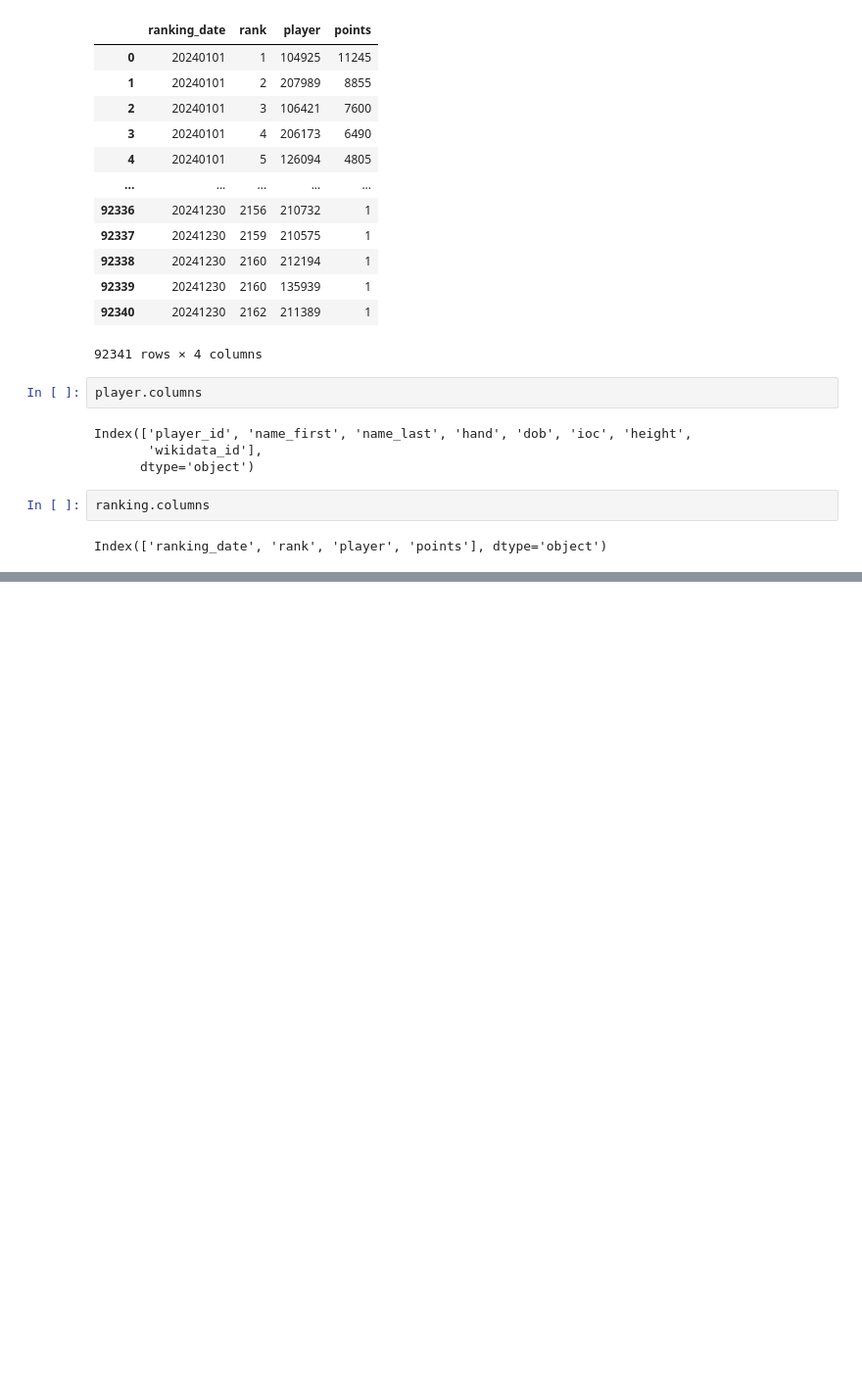
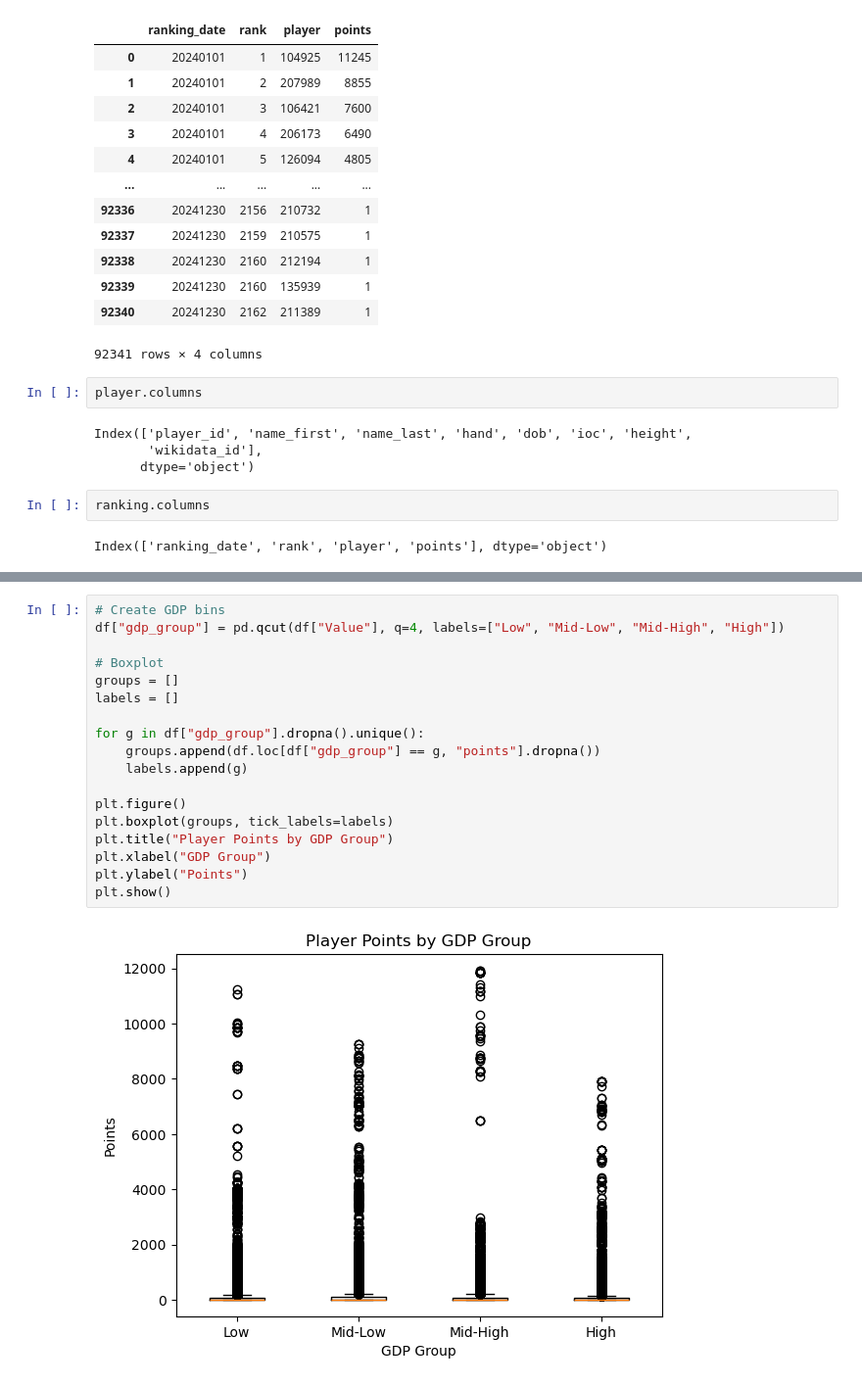
Before and after one commit to luoxuchen2/is477-chen-jenny, a Jupyter notebook: notebook.ipynb, the cells around one changed output, grey strips where cells are left out. Shown at 98% size. Cells and saved outputs as stored; diff of their text form; blank space fills up the shorter version.

```diff
--- a/notebook.ipynb
+++ b/notebook.ipynb
@@ -46,0 +384,20 @@ Index(['ranking_date', 'rank', 'player', 'points'], dtype='object')
+# %%
+# Create GDP bins
+df["gdp_group"] = pd.qcut(df["Value"], q=4, labels=["Low", "Mid-Low", "Mid-High", "High"])
+
+# Boxplot
+groups = []
+labels = []
+
+for g in df["gdp_group"].dropna().unique():
+    groups.append(df.loc[df["gdp_group"] == g, "points"].dropna())
+    labels.append(g)
+
+plt.figure()
+plt.boxplot(groups, tick_labels=labels)
+plt.title("Player Points by GDP Group")
+plt.xlabel("GDP Group")
+plt.ylabel("Points")
+plt.show()
+# %% [output]
+[figure, added]
```
Also changed, not shown: parts of 18 cells of this notebook.
